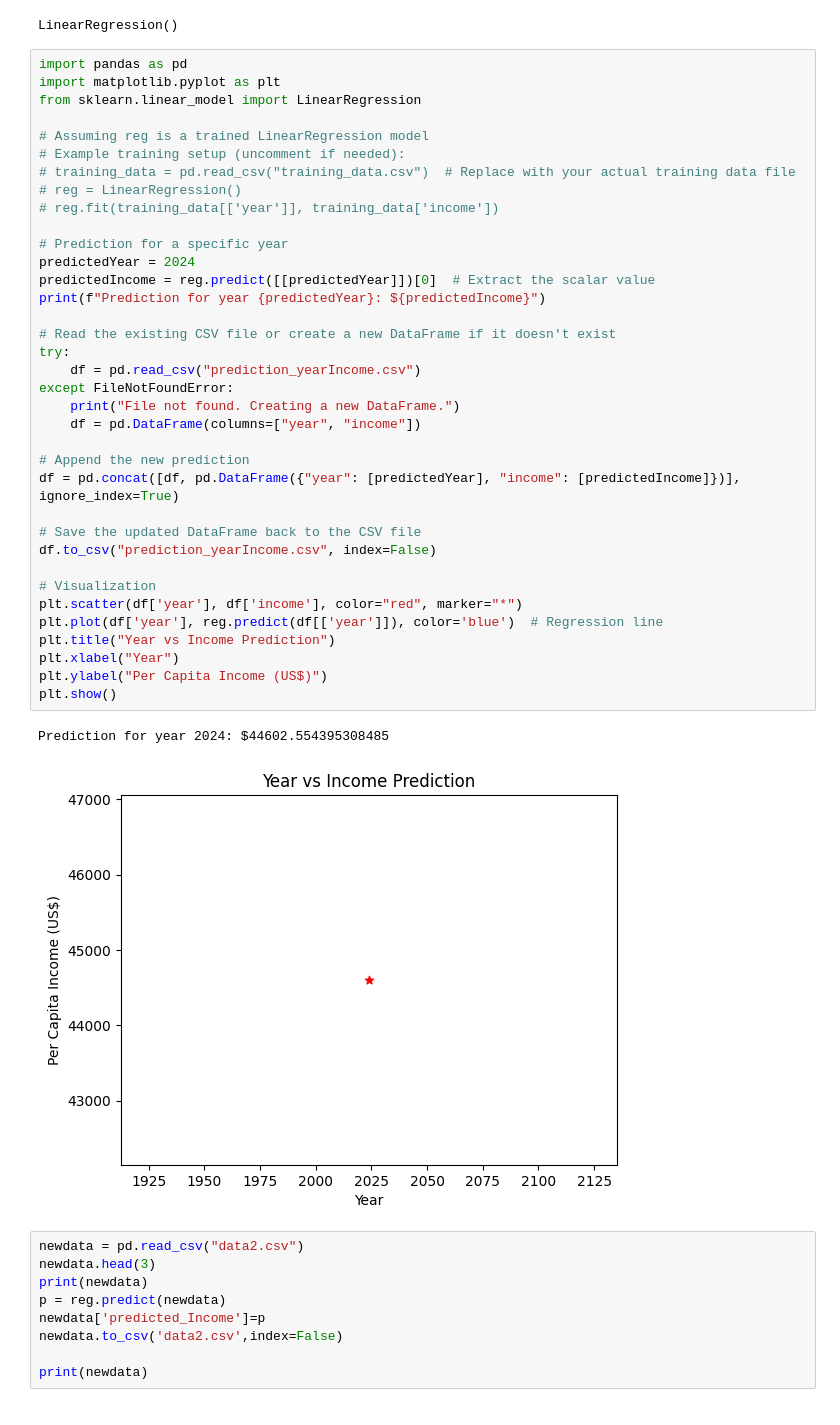
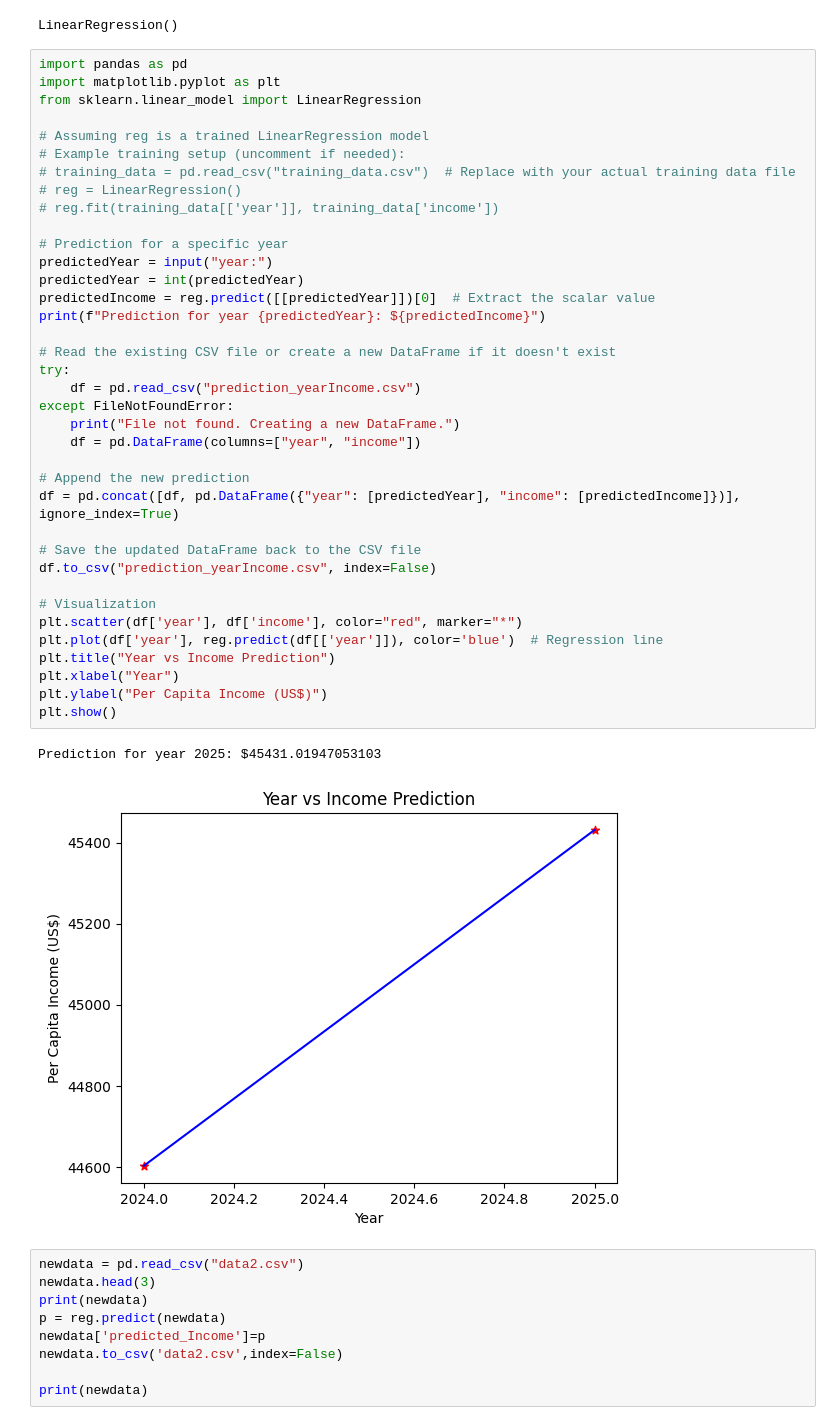
Before and after one commit to Shalomhosheya/MachineLearning, a Jupyter notebook: exercise.ipynb, the cells around one changed output. Drawn from its saved outputs; the diff is of its cells as text.

```diff
--- a/exercise.ipynb
+++ b/exercise.ipynb
@@ -45,36 +45,37 @@ from sklearn.linear_model import LinearRegression
 # Example training setup (uncomment if needed):
 # training_data = pd.read_csv("training_data.csv")  # Replace with your actual training data file
 # reg = LinearRegression()
 # reg.fit(training_data[['year']], training_data['income'])
 
 # Prediction for a specific year
-predictedYear = 2024
+predictedYear = input("year:")
+predictedYear = int(predictedYear)
 predictedIncome = reg.predict([[predictedYear]])[0]  # Extract the scalar value
 print(f"Prediction for year {predictedYear}: ${predictedIncome}")
 
 # Read the existing CSV file or create a new DataFrame if it doesn't exist
 try:
     df = pd.read_csv("prediction_yearIncome.csv")
 except FileNotFoundError:
     print("File not found. Creating a new DataFrame.")
     df = pd.DataFrame(columns=["year", "income"])
 
 # Append the new prediction
 df = pd.concat([df, pd.DataFrame({"year": [predictedYear], "income": [predictedIncome]})], ignore_index=True)
 
 # Save the updated DataFrame back to the CSV file
 df.to_csv("prediction_yearIncome.csv", index=False)
 
 # Visualization
 plt.scatter(df['year'], df['income'], color="red", marker="*")
 plt.plot(df['year'], reg.predict(df[['year']]), color='blue')  # Regression line
 plt.title("Year vs Income Prediction")
 plt.xlabel("Year")
 plt.ylabel("Per Capita Income (US$)")
 plt.show()
 # %% [output]
-Prediction for year 2024: $44602.554395308485
+Prediction for year 2025: $45431.01947053103
-[figure, old version]
+[figure, new version]
 # %%
 newdata = pd.read_csv("data2.csv")
 newdata.head(3)
```
Also changed, not shown: 2 other files.
